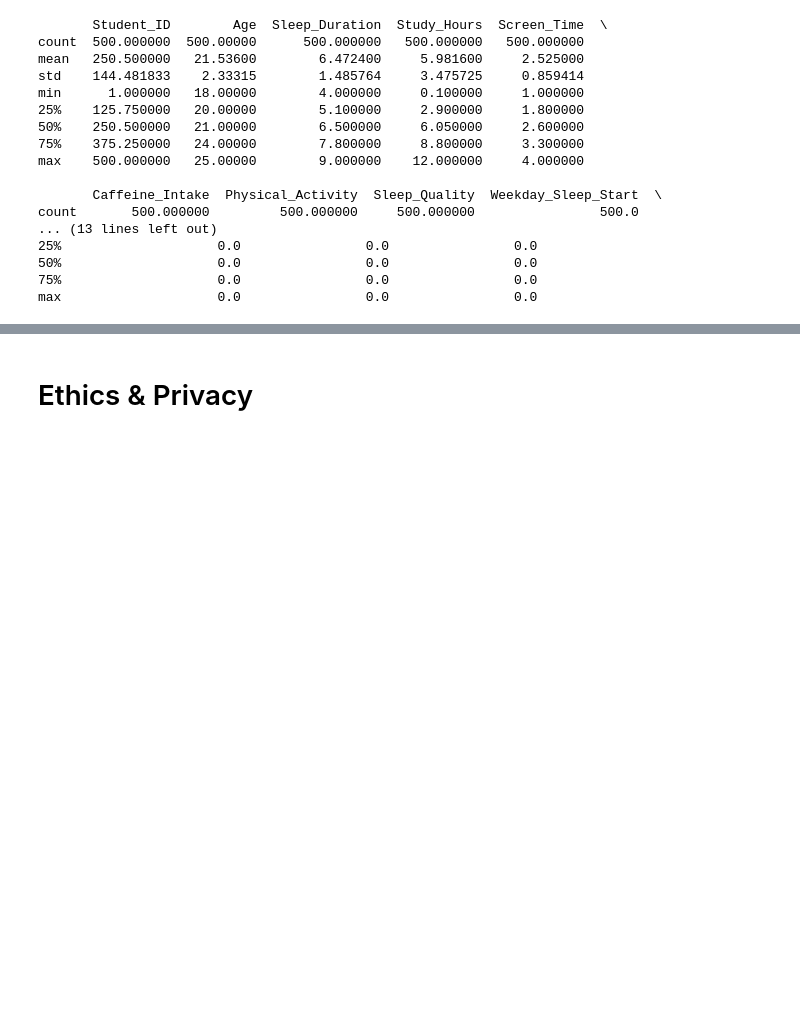
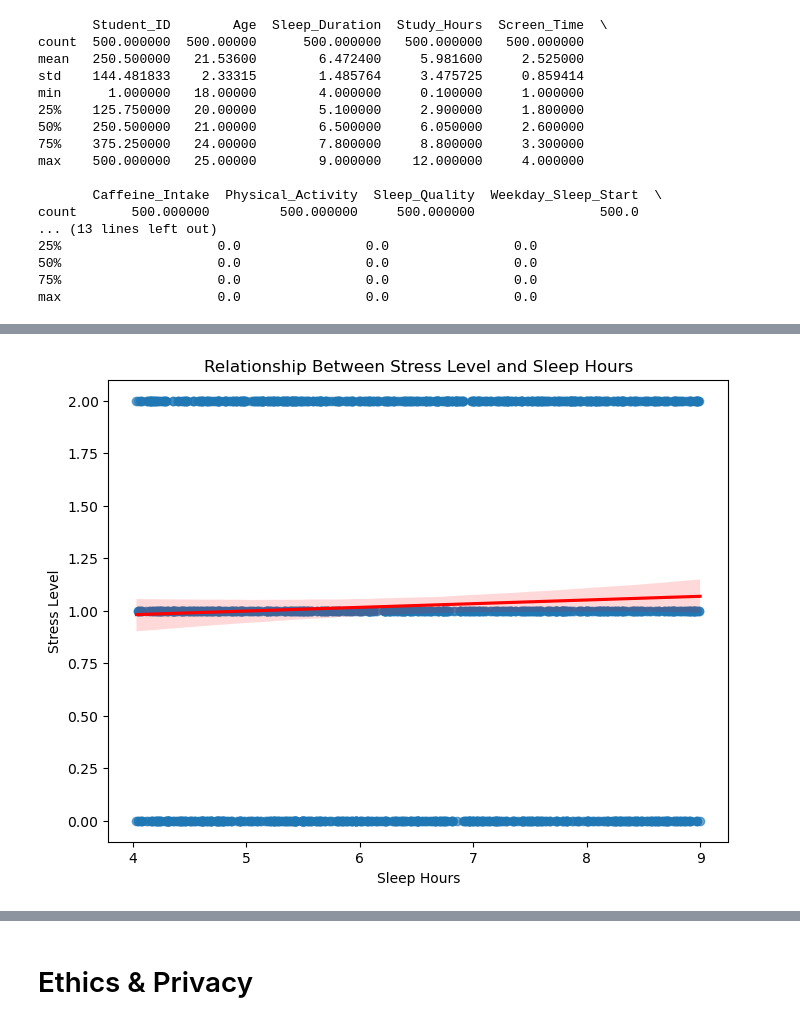
Before and after one commit to keshuvv/Data-Driven-Analysis-of-College-Students-Sleep-Pattern, a Jupyter notebook: EDA Benji.ipynb, the cells around one changed output, grey strips where cells are left out. Saved outputs shown, nothing was run; the diff lists cells and outputs as text; code cells hidden in the pictures; blank space fills up the shorter version.

```diff
--- a/EDA Benji.ipynb
+++ b/EDA Benji.ipynb
@@ -379,0 +448,10 @@ max                    0.0                0.0                0.0
+# %%
+#Sleep hours vs stress level
+plt.figure(figsize=(8, 6))
+sns.regplot(x='Sleep_Hours', y='Stress_Level', data=mental_health_data, scatter_kws={'alpha': 0.6}, line_kws={'color': 'red'})
+plt.title("Relationship Between Stress Level and Sleep Hours")
+plt.xlabel("Sleep Hours")
+plt.ylabel("Stress Level")
+plt.show()
+# %% [output]
+[figure, added]
```
Also changed, not shown: parts of 46 cells of this notebook.
